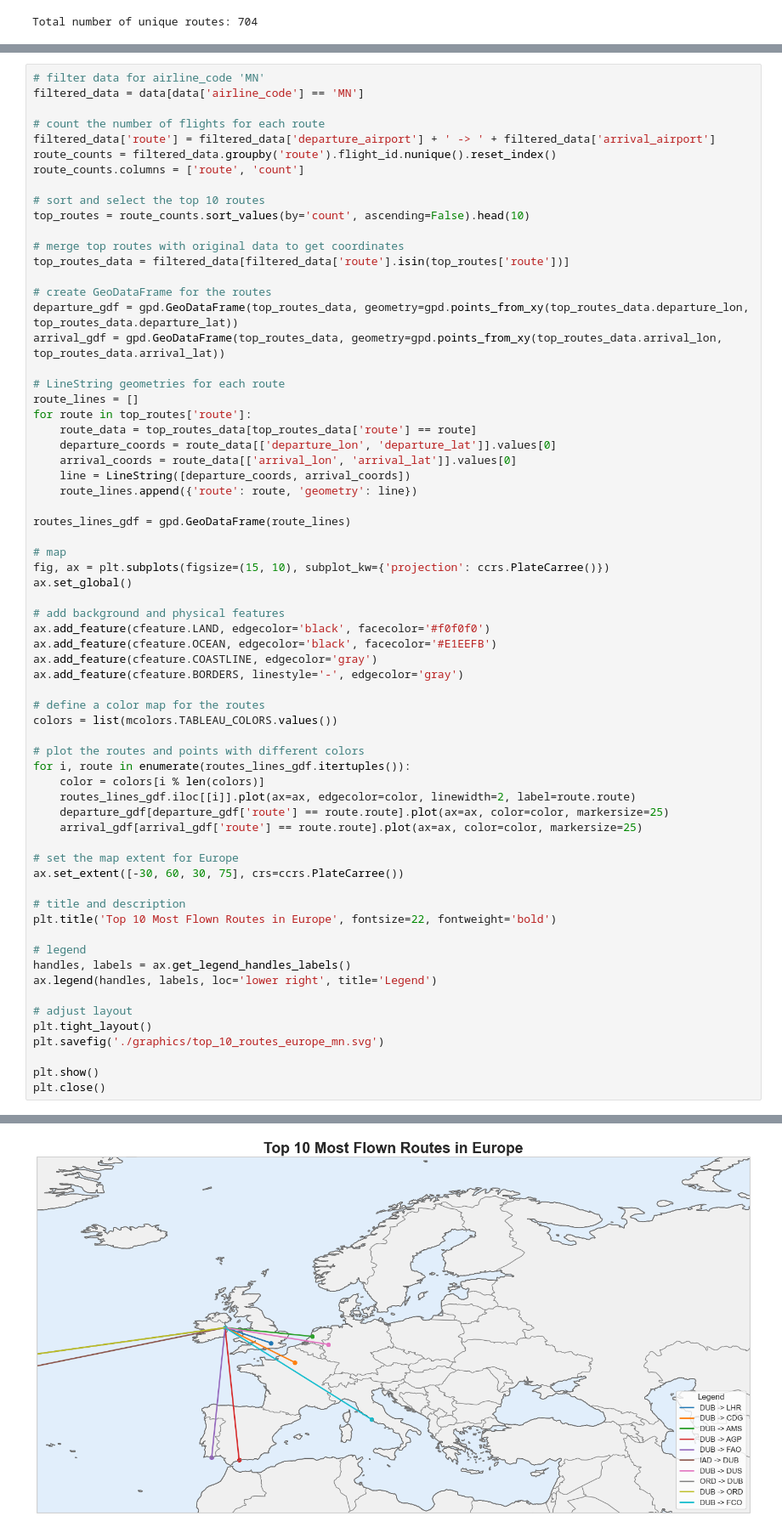
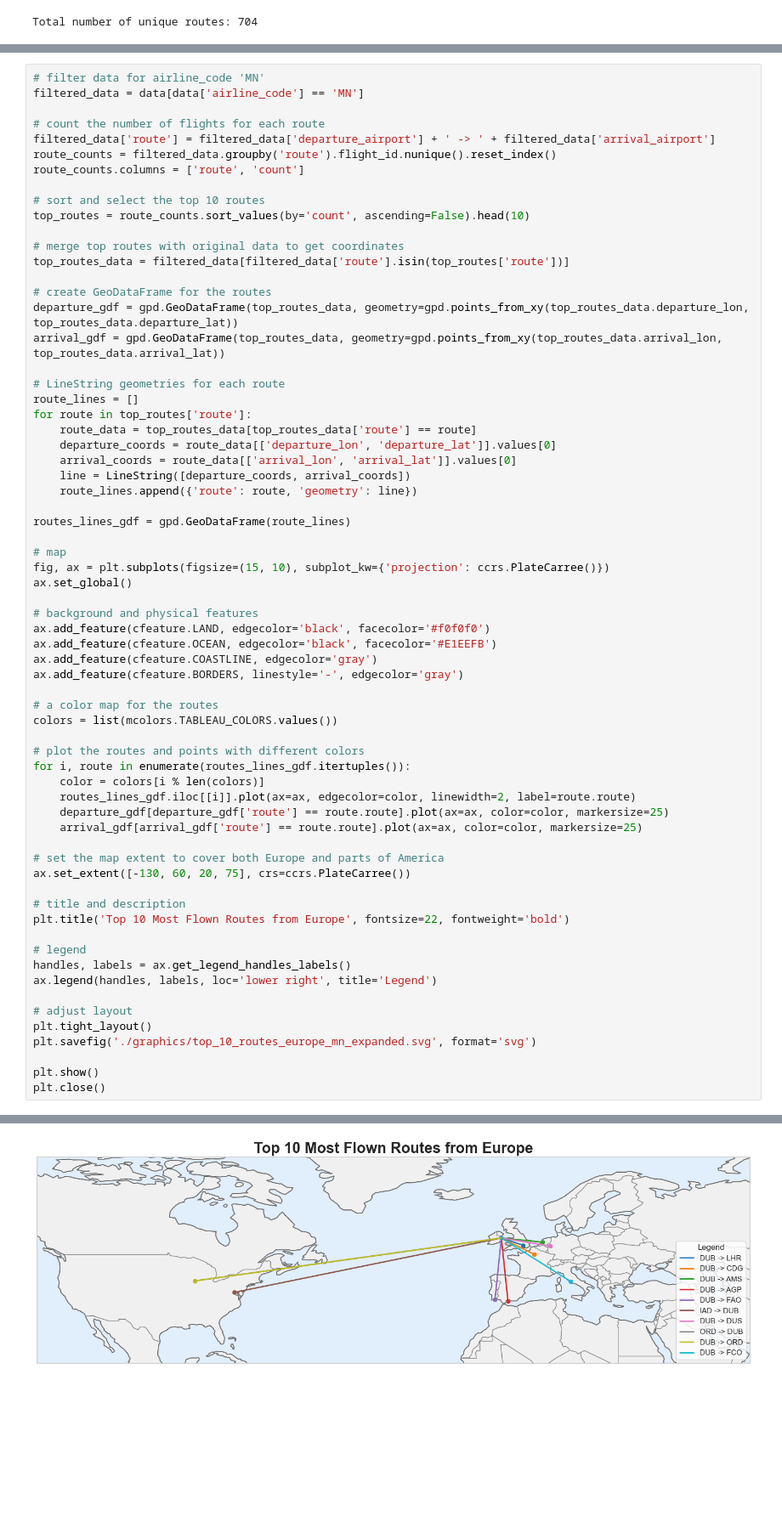
Before and after one commit to aref-hasan/aircraft_load, a Jupyter notebook: visualization/map.ipynb, the cells around one changed output, grey strips where cells are left out. Shown at 85% size. Cells and saved outputs as stored; diff of their text form; blank space fills up the shorter version.

```diff
--- a/visualization/map.ipynb
+++ b/visualization/map.ipynb
@@ -432,42 +505,42 @@ routes_lines_gdf = gpd.GeoDataFrame(route_lines)
 fig, ax = plt.subplots(figsize=(15, 10), subplot_kw={'projection': ccrs.PlateCarree()})
 ax.set_global()
 
-# add background and physical features
+# background and physical features
 ax.add_feature(cfeature.LAND, edgecolor='black', facecolor='#f0f0f0')
 ax.add_feature(cfeature.OCEAN, edgecolor='black', facecolor='#E1EEFB')
 ax.add_feature(cfeature.COASTLINE, edgecolor='gray')
 ax.add_feature(cfeature.BORDERS, linestyle='-', edgecolor='gray')
 
-# define a color map for the routes
+# a color map for the routes
 colors = list(mcolors.TABLEAU_COLORS.values())
 
 # plot the routes and points with different colors
 for i, route in enumerate(routes_lines_gdf.itertuples()):
     color = colors[i % len(colors)]
     routes_lines_gdf.iloc[[i]].plot(ax=ax, edgecolor=color, linewidth=2, label=route.route)
     departure_gdf[departure_gdf['route'] == route.route].plot(ax=ax, color=color, markersize=25)
     arrival_gdf[arrival_gdf['route'] == route.route].plot(ax=ax, color=color, markersize=25)
 
-# set the map extent for Europe
-ax.set_extent([-30, 60, 30, 75], crs=ccrs.PlateCarree())
+# set the map extent to cover both Europe and parts of America
+ax.set_extent([-130, 60, 20, 75], crs=ccrs.PlateCarree())
 
 # title and description
-plt.title('Top 10 Most Flown Routes in Europe', fontsize=22, fontweight='bold')
+plt.title('Top 10 Most Flown Routes from Europe', fontsize=22, fontweight='bold')
 
 # legend
 handles, labels = ax.get_legend_handles_labels()
 ax.legend(handles, labels, loc='lower right', title='Legend')
 
 # adjust layout
 plt.tight_layout()
-plt.savefig('./graphics/top_10_routes_europe_mn.svg')
+plt.savefig('./graphics/top_10_routes_europe_mn_expanded.svg', format='svg')
 
 plt.show()
 plt.close()
 # %% [output]
 A value is trying to be set on a copy of a slice from a DataFrame.
 Try using .loc[row_indexer,col_indexer] = value instead
 
 See the caveats in the documentation: https://pandas.pydata.org/pandas-docs/stable/user_guide/indexing.html#returning-a-view-versus-a-copy
   filtered_data['route'] = filtered_data['departure_airport'] + ' -> ' + filtered_data['arrival_airport']
-[figure, old version]
+[figure, new version]
```
Also changed, not shown: parts of 10 cells of this notebook, 10 other files.
